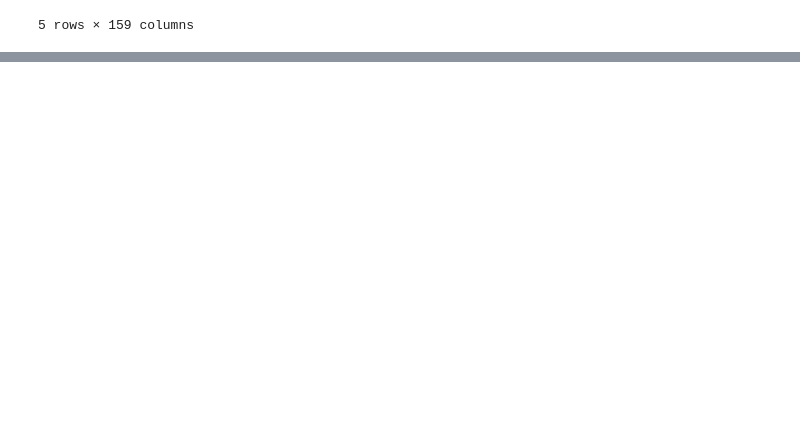
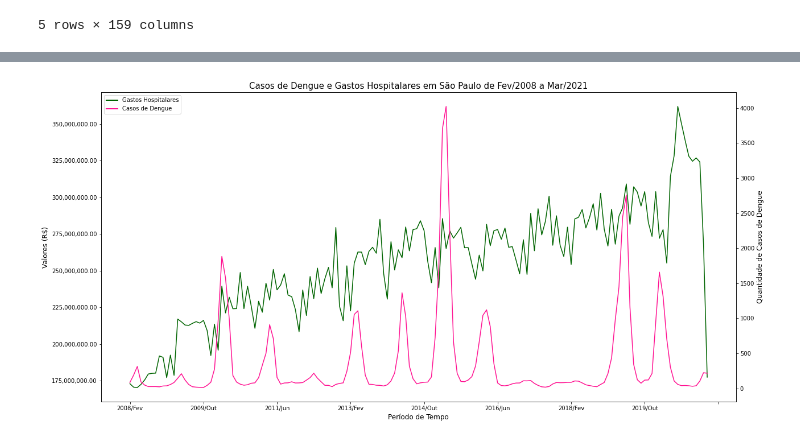
Before and after one commit to diascarolina/data-science-bootcamp, a Jupyter notebook: modulo1/aulas_desafios_modulo1.ipynb, the cells around one changed output, grey strips where cells are left out. Drawn from its saved outputs; the diff is of its cells as text; code cells hidden in the pictures; blank space fills up the shorter version.

```diff
--- a/modulo1/aulas_desafios_modulo1.ipynb
+++ b/modulo1/aulas_desafios_modulo1.ipynb
@@ -396,0 +453,3 @@ atend_usaveis['Total'] = atend_usaveis.sum(axis = 1)
+# %%
+# dropa os 6 primeiros meses, para ficar com o mesmo período de tempo de 'atendimentos'
+dengue = dengue.drop(dengue.iloc[:, 0:7], axis = 1)
@@ -396,0 +484,2 @@ atend_usaveis['Total'] = atend_usaveis.sum(axis = 1)
+# %%
+dengue = dengue.replace('-', '0')
@@ -396,0 +496,5 @@ atend_usaveis['Total'] = atend_usaveis.sum(axis = 1)
+# %%
+regioes = {'1': 'Norte', '2': 'Nordeste', '3': 'Sudeste', '4': 'Sul', '5': 'Centro-Oeste'}
+estados = dengue.index
+dengue.insert(0, 'Regioes', list(map(lambda estado: regioes[estado[0]] , estados)))
+dengue.index = dengue.index.str[3:]
@@ -396,0 +511,2 @@ atend_usaveis['Total'] = atend_usaveis.sum(axis = 1)
+# %%
+dengue.loc[:, dengue.columns != 'Regioes'] = dengue.apply(pd.to_numeric, errors='coerce')
@@ -396,0 +574,21 @@ atend_usaveis['Total'] = atend_usaveis.sum(axis = 1)
+# %%
+fig, axes = plt.subplots(figsize = (20, 10))
+
+plt.title('Casos de Dengue e Gastos Hospitalares em São Paulo de Fev/2008 a Mar/2021', fontsize = 15)
+
+atend_usaveis.drop(['Total', 'Regioes'], axis = 1).loc['São Paulo'].T.plot(color = 'darkgreen')
+axes.set_xlabel( 'Período de Tempo', fontdict = {'fontsize': 12})
+axes.set_ylabel('Valores (R$)', fontdict = {'fontsize': 12})
+
+axes2 = axes.twinx()
+dengue.drop(['Total', 'Regioes'], axis = 1).loc['São Paulo'].T.plot(color = 'deeppink')
+axes2.set_ylabel('Quantidade de Casos de Dengue', fontdict = {'fontsize': 12})
+
+axes.yaxis.set_major_formatter(ticker.StrMethodFormatter('{x:,.2f}'))
+
+custom_lines = [Line2D([0], [0], color = 'darkgreen', lw = 2), Line2D([0], [0], color = 'deeppink', lw = 2)]
+axes.legend(custom_lines, ['Gastos Hospitalares', 'Casos de Dengue'])
+
+plt.show()
+# %% [output]
+[figure, added]
```
Also changed, not shown: parts of 36 cells of this notebook, 2 other files.
